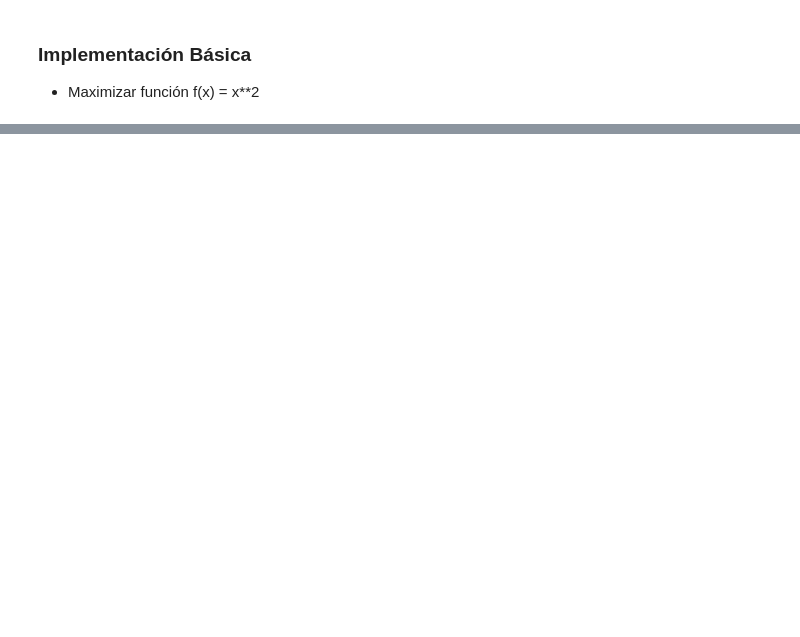
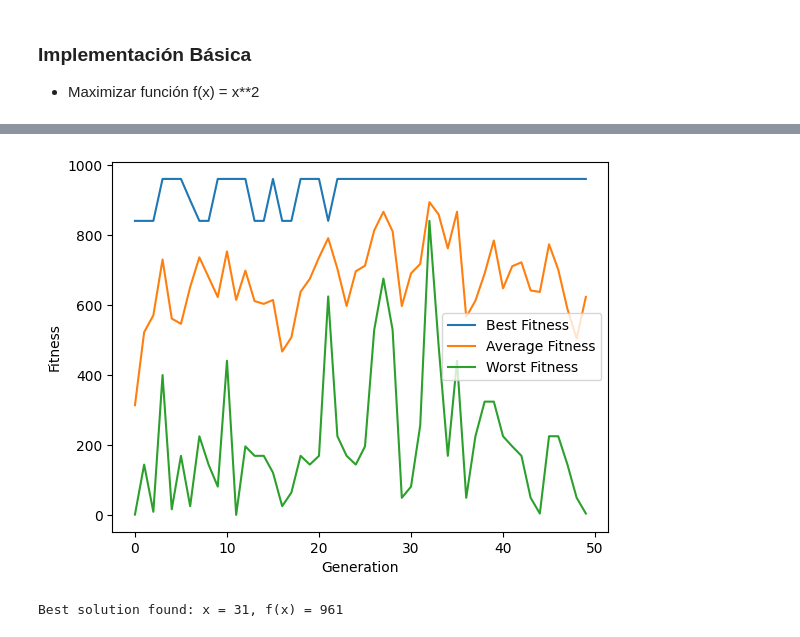
Before and after one commit to EtaArgus/learning-by-coding, a Jupyter notebook: genetic-algorithms/basic-implementation-1.ipynb, the cells around one changed output, grey strips where cells are left out. Drawn from its saved outputs; the diff is of its cells as text; code cells hidden in the pictures; blank space fills up the shorter version.

Commit message:
Update genetic algorithm basic implementation.

```diff
--- a/genetic-algorithms/basic-implementation-1.ipynb
+++ b/genetic-algorithms/basic-implementation-1.ipynb
@@ -32,6 +32,3 @@ def mutate(individual, gene_length, mutation_rate=0.01):
         if random.random() < mutation_rate:
             individual ^= (1 << i) # flip bit
     return individual
-# %%
-# algoritmo
-population = [random.randint(0, 2**4 - 1) for _ in range(10)]
@@ -48,8 +34,0 @@ random.choices(population, probabilities, k=2)
-# %%
-# cruce de un punto
-def crossover(parent1, parent2, gene_length):
-    point = random.randint(1, gene_length - 1)
-    mask = (1 << point) - 1
-    child1 = (parent1 & mask) | (parent2 & ~mask)
-    child2 = (parent2 & mask) | (parent1 & ~mask)
-    return child1, child2
@@ -66,0 +53,9 @@ def crossover(parent1, parent2, gene_length):
+# %%
+# Parámetros
+pop_size = 10
+gene_length = 5  # Representa números de 0 a 31
+generations = 50
+mutation_rate = 0.1
+
+best_solution = genetic_algorithm(pop_size, gene_length, generations, mutation_rate)
+print(f"Best solution found: x = {best_solution}, f(x) = {fitness_function(best_solution)}")
@@ -66,0 +80,39 @@ def crossover(parent1, parent2, gene_length):
+# %%
+import matplotlib.pyplot as plt
+
+def genetic_algorithm_with_visualization(pop_size, gene_length, generations, mutation_rate):
+    population = generate_population(pop_size, gene_length)
+    history = []
+
+    for gen in range(generations):
+        fitnesses = [fitness_function(ind) for ind in population]
+        history.append((max(fitnesses), sum(fitnesses) / len(fitnesses), min(fitnesses)))
+
+        new_population = []
+        for _ in range(pop_size // 2):
+            parent1, parent2 = select_parents(population, fitnesses)
+            child1, child2 = crossover(parent1, parent2, gene_length)
+            new_population.extend([
+                mutate(child1, gene_length, mutation_rate),
+                mutate(child2, gene_length, mutation_rate)
+            ])
+        population = new_population
+
+    # Visualización
+    best, avg, worst = zip(*history)
+    plt.plot(best, label='Best Fitness')
+    plt.plot(avg, label='Average Fitness')
+    plt.plot(worst, label='Worst Fitness')
+    plt.xlabel('Generation')
+    plt.ylabel('Fitness')
+    plt.legend()
+    plt.show()
+
+    best_individual = max(population, key=fitness_function)
+    return best_individual
+
+best_solution = genetic_algorithm_with_visualization(pop_size, gene_length, generations, mutation_rate)
+print(f"Best solution found: x = {best_solution}, f(x) = {fitness_function(best_solution)}")
+# %% [output]
+[figure, added]
+Best solution found: x = 31, f(x) = 961
```
Also changed, not shown: parts of 4 cells of this notebook.
